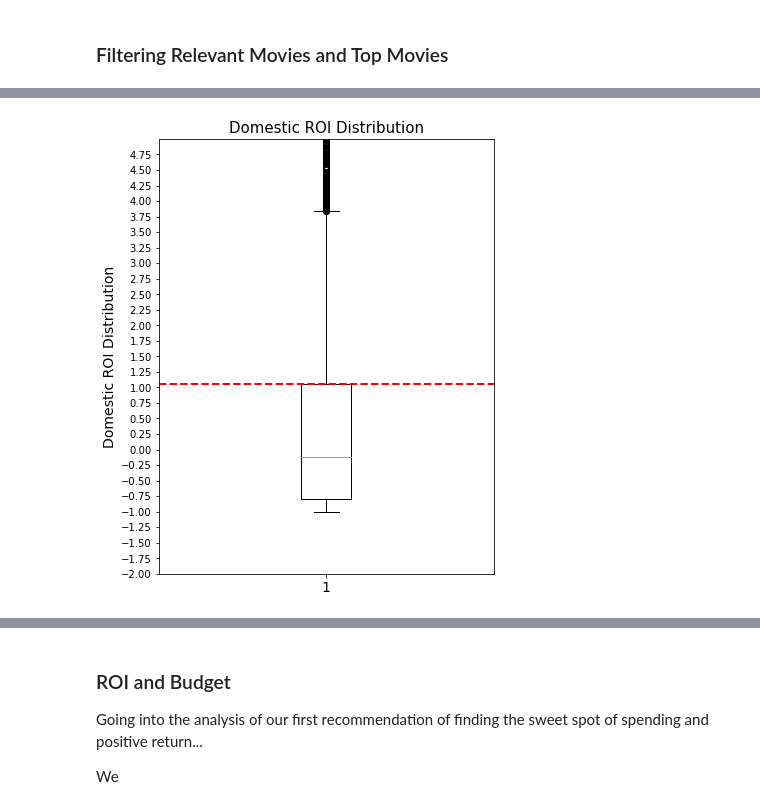
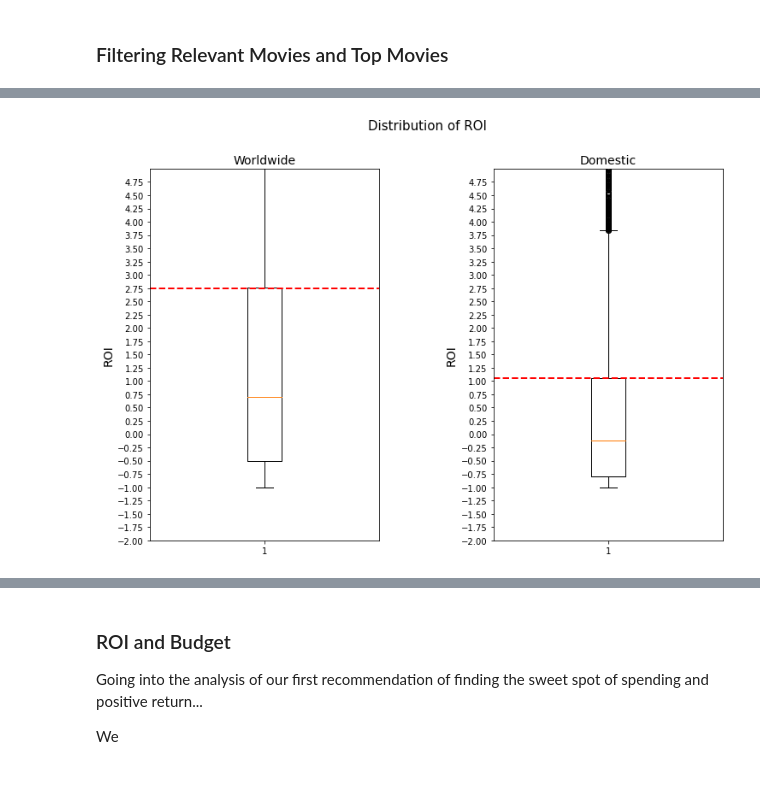
Before and after one commit to jmarkowi/Microsoft-Studios-Analysis, a Jupyter notebook: microsoft_movie_needs_analysis.ipynb, the cells around one changed output, grey strips where cells are left out. Cells and saved outputs as stored; diff of their text form; code cells hidden in the pictures; blank space fills up the shorter version.

Commit message:
Refactor boxplots and add markdown explanations

```diff
--- a/microsoft_movie_needs_analysis.ipynb
+++ b/microsoft_movie_needs_analysis.ipynb
@@ -136,21 +120,34 @@ plt.savefig("worldwide_roi_boxplot.png")
-# %%
-x = movie_budgets['domestic_roi'].values
-fig, ax = plt.subplots(figsize = (6,8))
-ax.boxplot(x)
-ax.set_ylim(-2,5)
-ynew = 1.05
-
-ticks = np.arange(-2,5,0.25)
-ax.set_yticks(ticks)
-ax.axhline(ynew , color = 'r', linestyle = "--", linewidth = "2")
-plt.rc('ytick', labelsize=10)
-ax.set_title('Domestic ROI Distribution', fontsize = 15)
-
-ax.set_ylabel('Domestic ROI Distribution', fontsize = 14)
-
-plt.savefig("domestic_roi_boxplot.png")
-# %% [output]
-[figure, removed]
+# %%
+wwroi = movie_budgets['worldwide_roi'].values
+domroi = movie_budgets['domestic_roi'].values
+ticks = np.arange(-2,5,0.25)
+ywwroi = 2.75
+ydomroi = 1.05
+
+fig, (ax_ww, ax_dom) = plt.subplots(1, 2, figsize = (12,8))
+plt.suptitle('Distribution of ROI', fontsize=15)
+
+# Worldwide ROI
+ax_ww.boxplot(wwroi)
+ax_ww.set_title('Worldwide', fontsize=14)
+ax_ww.set_yticks(ticks)
+ax_ww.set_ylim(-2,5)
+ax_ww.set_ylabel('ROI', fontsize=14)
+ax_ww.axhline(ywwroi , color = 'r', linestyle = "--", linewidth = "2")
+
+# Domestic ROI
+ax_dom.boxplot(domroi)
+ax_dom.set_ylim(-2,5)
+ax_dom.set_yticks(ticks)
+ax_dom.axhline(ydomroi , color = 'r', linestyle = "--", linewidth = "2")
+ax_dom.set_title('Domestic', fontsize=14)
+ax_dom.set_ylabel('ROI', fontsize=14)
+
+plt.subplots_adjust(wspace=0.5) # Add space between the two plots
+plt.rc('ytick', labelsize=10)
+plt.savefig("ww_dom_roi_boxplots.png")
+# %% [output]
+[figure, added]
 # %%
 top_movie_budgets = movie_budgets[(movie_budgets['worldwide_roi']>=2.75)
              & (movie_budgets['domestic_roi'] >= 1.05)
```
Also changed, not shown: parts of 30 cells of this notebook, 5 other files.
